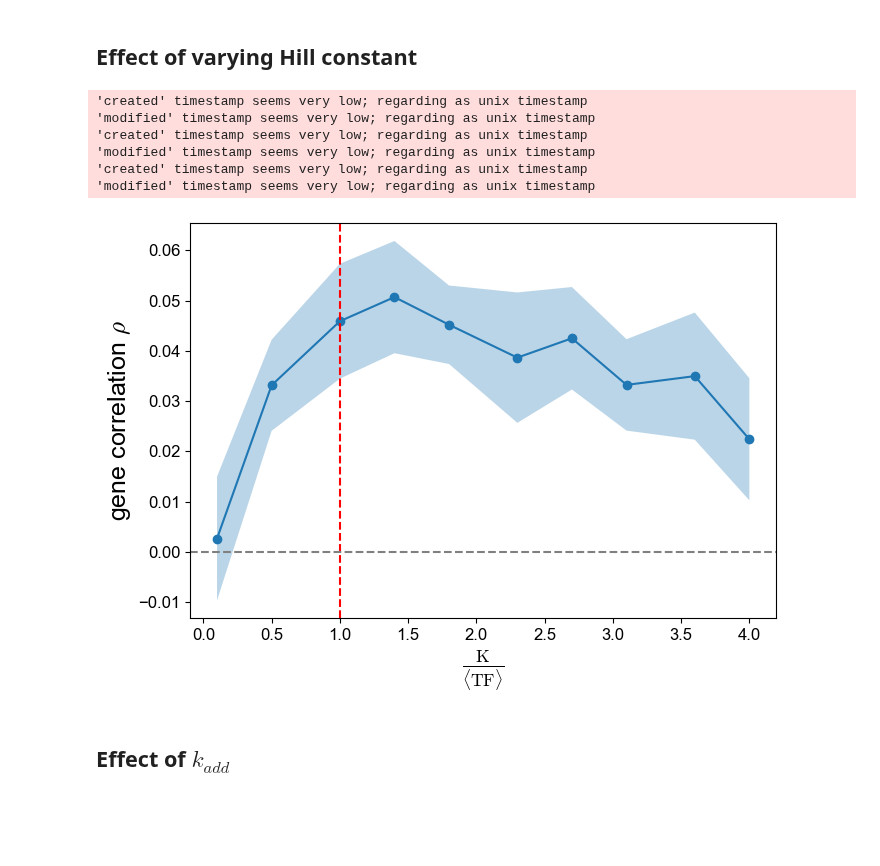
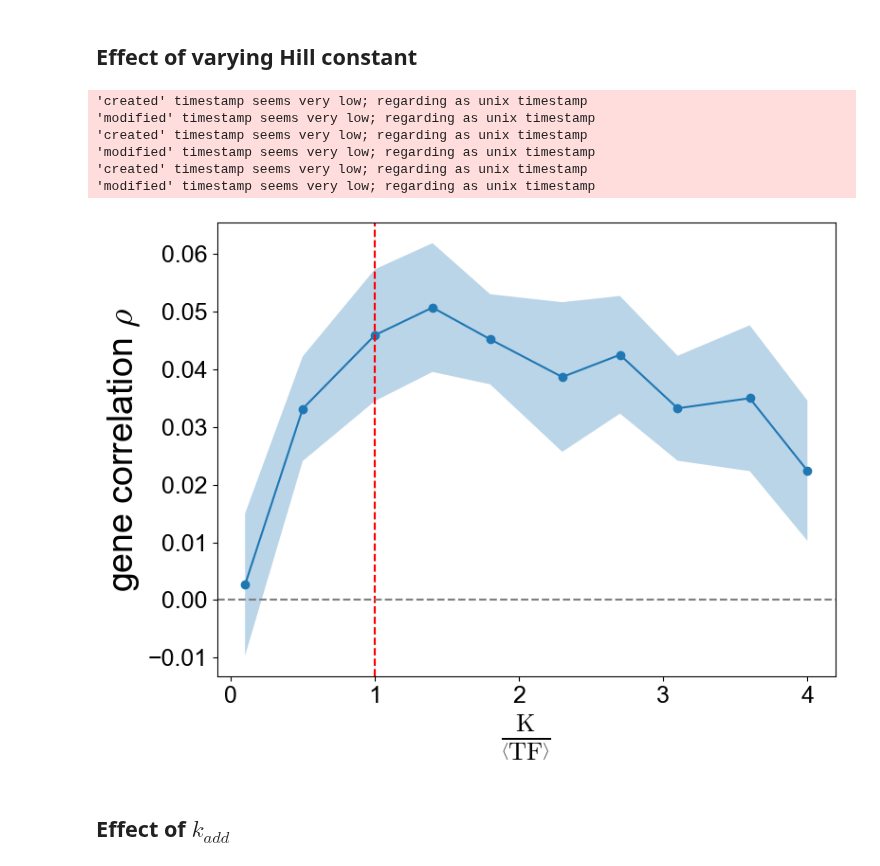
Before and after one commit to Keerthana910234/TwINFER, a Jupyter notebook: scripts_to_make_figures/supp_figures.ipynb, the cells around one changed output. Drawn from its saved outputs; the diff is of its cells as text; code cells hidden in the pictures; blank space fills up the shorter version.

Commit message:
sup_figure

```diff
--- a/scripts_to_make_figures/supp_figures.ipynb
+++ b/scripts_to_make_figures/supp_figures.ipynb
@@ -18,11 +18,11 @@ plt.rcParams['font.sans-serif'] = ["Arial"]
 plt.rcParams['font.family'] = "sans-serif"
 plt.rcParams['svg.fonttype'] = "none"
 plt.rcParams['mathtext.fontset'] = "cm"
-plt.rcParams['axes.labelsize'] = 18      # x/y labels
-plt.rcParams['axes.titlesize'] = 20
-plt.rcParams['xtick.labelsize'] = 12     # x-axis tick labels
-plt.rcParams['ytick.labelsize'] = 12    # y-axis tick labels
-plt.rcParams['legend.fontsize'] = 12     # legend text
+plt.rcParams['axes.labelsize'] = 18*1.5      # x/y labels
+plt.rcParams['axes.titlesize'] = 20*1.5
+plt.rcParams['xtick.labelsize'] = 12*1.5     # x-axis tick labels
+plt.rcParams['ytick.labelsize'] = 12*1.5    # y-axis tick labels
+plt.rcParams['legend.fontsize'] = 12*1.5     # legend text
 # %%
 line_colors = {
     "blue":  "#2171b5",
@@ -163,7 +165,7 @@ agg.columns = ["_".join(col) for col in agg.columns]
 agg = agg.reset_index()
 
 # Plot
-plt.figure(figsize=(7,5))
+plt.figure(figsize=(8,6))
 
 for corr in ["t1"]:
     mean = agg[f"corr_{corr}_mean"]
@@ -185,7 +187,7 @@ for artist in plt.gcf().findobj():
     if hasattr(artist, "set_clip_on"):
         artist.set_clip_on(False)
 # labels
-plt.xlabel(r'$\frac{\mathrm{K}}{\langle \mathrm{TF} \rangle}$')
+plt.xlabel(r'$\frac{\mathrm{K}}{\left\langle \mathrm{TF} \right\rangle}$')
 plt.ylabel(r'gene correlation $\rho$')
 plt.tight_layout()
 
@@ -195,34 +197,34 @@ plt.savefig(
     bbox_inches="tight",
     facecolor="none",    # transparent figure background
     edgecolor="none",
     transparent=True
 )
 plt.savefig(
     f"{path_to_plots}/effect_Hill_constant.png",
     format="png",
     bbox_inches="tight",
     facecolor="none",    # transparent figure background
     edgecolor="none",
     transparent=True
 )
 plt.savefig(
     f"{path_to_plots}/effect_Hill_constant.pdf",
     format="pdf",
     bbox_inches="tight",
     facecolor="none",    # transparent figure background
     edgecolor="none",
     transparent=True
 )
 
 plt.show()
 # %% [output]
 'created' timestamp seems very low; regarding as unix timestamp
 'modified' timestamp seems very low; regarding as unix timestamp
 'created' timestamp seems very low; regarding as unix timestamp
 'modified' timestamp seems very low; regarding as unix timestamp
 'created' timestamp seems very low; regarding as unix timestamp
 'modified' timestamp seems very low; regarding as unix timestamp
-[figure, old version]
+[figure, new version]
 # %% [markdown]
 ## Effect of $k_{add}$
 # %%
```
Also changed, not shown: parts of 20 cells of this notebook.
